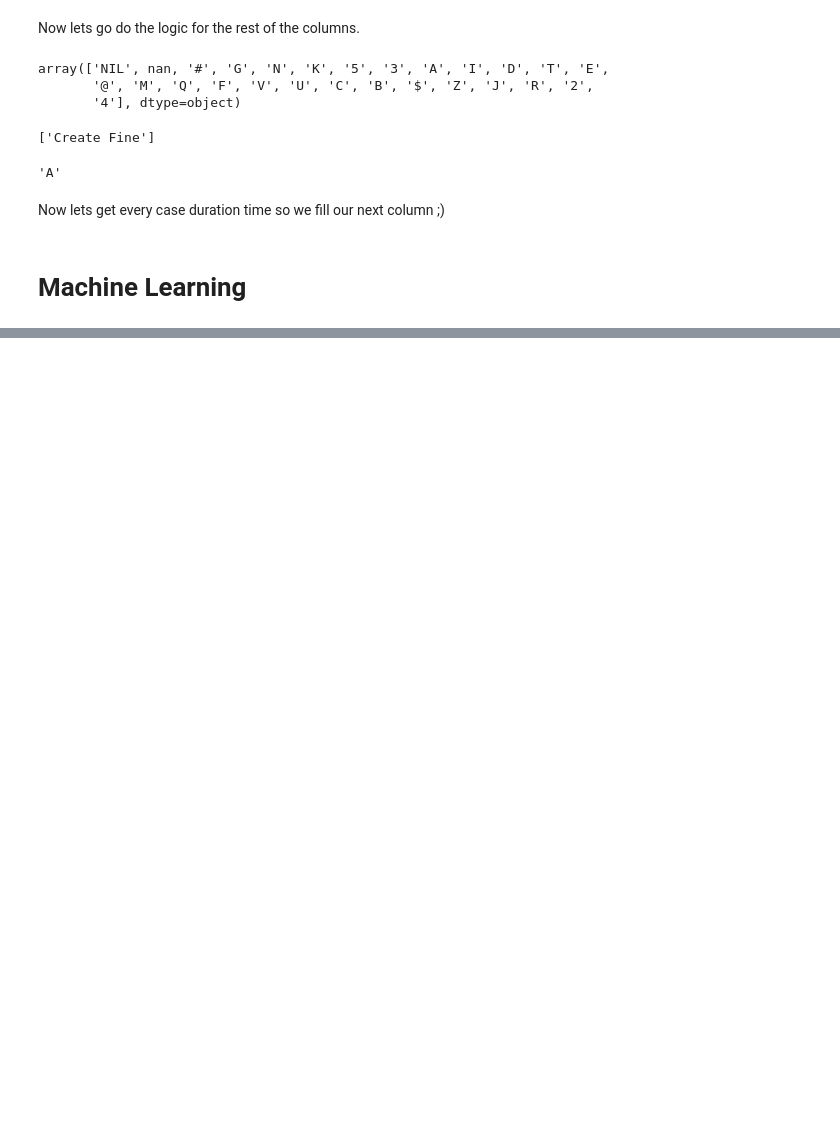
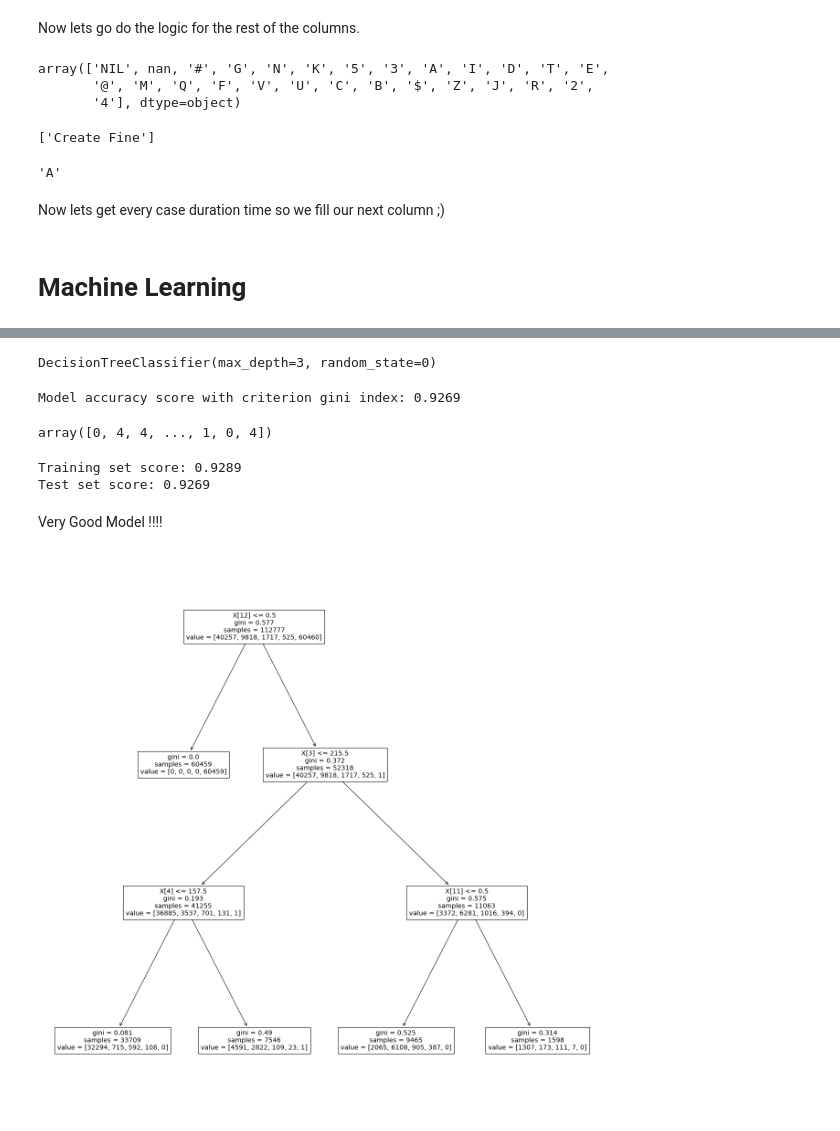
Before and after one commit to AlibakhshiAlireza/Road-Traffic-Fine-Management-Outcome-Oriented-Prediction, a Jupyter notebook: BPI_DATASET.ipynb, the cells around one changed output, grey strips where cells are left out. Saved outputs shown, nothing was run; the diff lists cells and outputs as text; code cells hidden in the pictures; blank space fills up the shorter version.

```diff
--- a/BPI_DATASET.ipynb
+++ b/BPI_DATASET.ipynb
@@ -516,0 +640,2 @@ pm4py.view_performance_spectrum(log, ["Create Fine" , "Send Fine" , "Insert Fine
+# %%
+X_train, X_test, y_train, y_test = train_test_split(X, y, random_state=1, train_size = .75)
@@ -516,0 +694,5 @@ pm4py.view_performance_spectrum(log, ["Create Fine" , "Send Fine" , "Insert Fine
+# %%
+X_train = X_train.astype(float)
+y_train = y_train.astype(float)
+X_test = X_test.astype(float)
+y_test = y_test.astype(float)
@@ -516,0 +721,4 @@ pm4py.view_performance_spectrum(log, ["Create Fine" , "Send Fine" , "Insert Fine
+# %%
+clf_gini = DecisionTreeClassifier(criterion='gini', max_depth=3, random_state=0)
+clf_gini.fit(X_train,y_train)
+clf = DecisionTreeClassifier( max_depth=3, random_state=0)
@@ -516,0 +727,32 @@ pm4py.view_performance_spectrum(log, ["Create Fine" , "Send Fine" , "Insert Fine
+# %%
+clf.fit(X_train,y_train)
+# %% [output]
+DecisionTreeClassifier(max_depth=3, random_state=0)
+# %%
+from sklearn.metrics import accuracy_score
+
+print('Model accuracy score with criterion gini index: {0:0.4f}'. format(accuracy_score(y_test, y_pred_gini)))
+# %% [output]
+Model accuracy score with criterion gini index: 0.9269
+# %%
+y_pred_train_gini = clf_gini.predict(X_train)
+
+y_pred_train_gini
+# %% [output]
+array([0, 4, 4, ..., 1, 0, 4])
+# %%
+print('Training set score: {:.4f}'.format(clf_gini.score(X_train, y_train)))
+
+print('Test set score: {:.4f}'.format(clf_gini.score(X_test, y_test)))
+# %% [output]
+Training set score: 0.9289
+Test set score: 0.9269
+# %% [markdown]
+Very Good Model !!!!
+# %%
+from matplotlib.pyplot import figure
+figure(figsize=(20, 20), dpi=80)
+tree.plot_tree(clf)
+plt.show()
+# %% [output]
+[figure, added]
```
Also changed, not shown: parts of 30 cells of this notebook.
